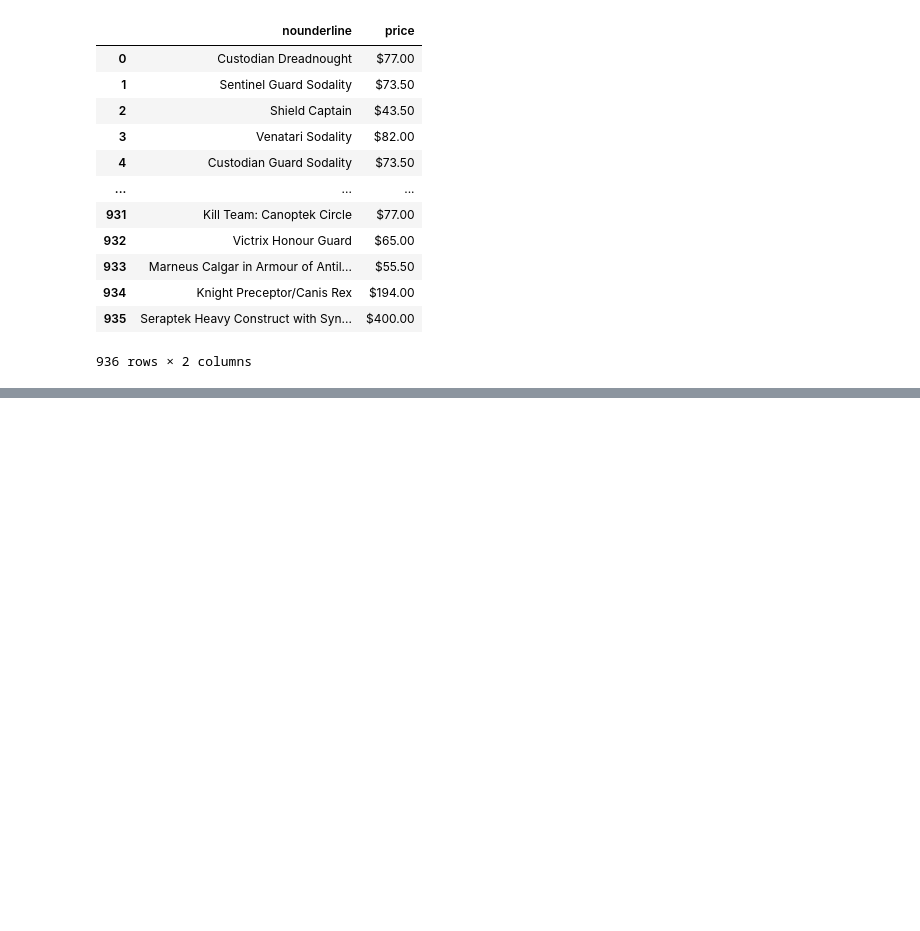
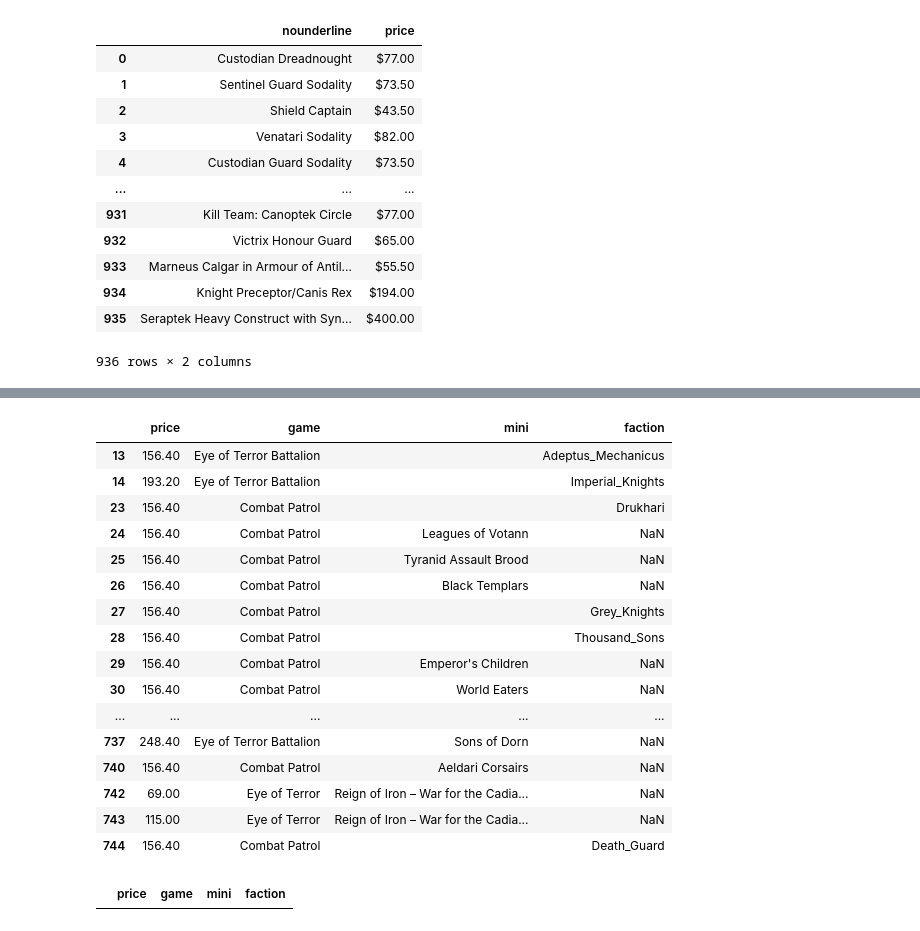
Before and after one commit to Varushet/EDA, a Jupyter notebook: limpiar.ipynb, the cells around one changed output, grey strips where cells are left out. Drawn from its saved outputs; the diff is of its cells as text; code cells hidden in the pictures; blank space fills up the shorter version.

```diff
--- a/limpiar.ipynb
+++ b/limpiar.ipynb
@@ -200,0 +162,5 @@ np.int64(486)
+# %%
+gamma = gamma[~gamma['faction'].str.contains('Kill|Warhammer|Codex|cards|Easy|Wh40|40|Citadel|Tape|Liquid|Contrast|Air|Shade|Dry|Technical|Layer|Journal|Battlezone|B/Z|Battlefield|Sector|S/Imperialis|Hh', na=False)]
+gamma = gamma[~gamma['game'].str.contains('Kill|Warhammer|Codex|cards|Easy|Wh40|40|Citadel|Tape|Liquid|Contrast|Air|Shade|Dry|Technical|Layer|Journal|Battlezone|B/Z|Battlefield|Sector|S/Imperialis|Hh|Terrain', na=False)]
+gamma = gamma[~gamma['mini'].str.contains('Cards|Spa|Eng|Pb|Hb|Celebration|Citadel|Book|(6 Pack)|Dice|Ruins|Novel', na=False)]
+gamma = gamma.reset_index(drop=True)
@@ -201 +225,25 @@ np.int64(486)
+# %%
+gamma[~gamma['game'].isna()]
+# %% [output]
+|  | price | game | mini | faction |
+| 13 | 156.40 | Eye of Terror Battalion |  | Adeptus_Mechanicus |
+| 14 | 193.20 | Eye of Terror Battalion |  | Imperial_Knights |
+| 23 | 156.40 | Combat Patrol |  | Drukhari |
+| 24 | 156.40 | Combat Patrol | Leagues of Votann | NaN |
+| 25 | 156.40 | Combat Patrol | Tyranid Assault Brood | NaN |
+| 26 | 156.40 | Combat Patrol | Black Templars | NaN |
+| 27 | 156.40 | Combat Patrol |  | Grey_Knights |
+| 28 | 156.40 | Combat Patrol |  | Thousand_Sons |
+| 29 | 156.40 | Combat Patrol | Emperor's Children | NaN |
+| 30 | 156.40 | Combat Patrol | World Eaters | NaN |
+| ... | ... | ... | ... | ... |
+| 737 | 248.40 | Eye of Terror Battalion | Sons of Dorn | NaN |
+| 740 | 156.40 | Combat Patrol | Aeldari Corsairs | NaN |
+| 742 | 69.00 | Eye of Terror | Reign of Iron – War for the Cadia... | NaN |
+| 743 | 115.00 | Eye of Terror | Reign of Iron – War for the Cadia... | NaN |
+| 744 | 156.40 | Combat Patrol |  | Death_Guard |
+# %%
+gamma[gamma['mini'] == 'Leagues of Votann']
+# %% [output]
+|  | price | game | mini | faction |
 # %%
```
Also changed, not shown: parts of 14 cells of this notebook, 4 other files.
